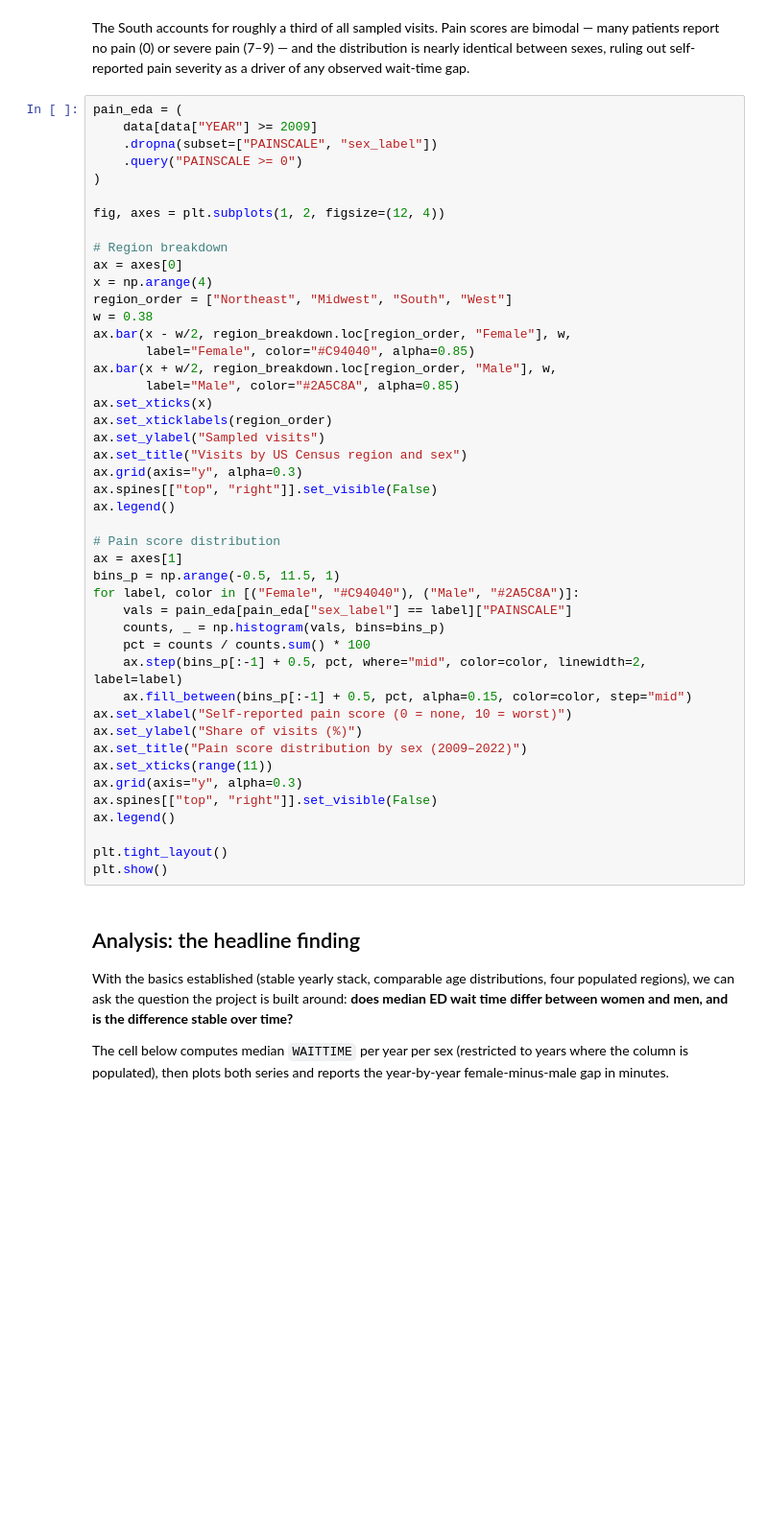
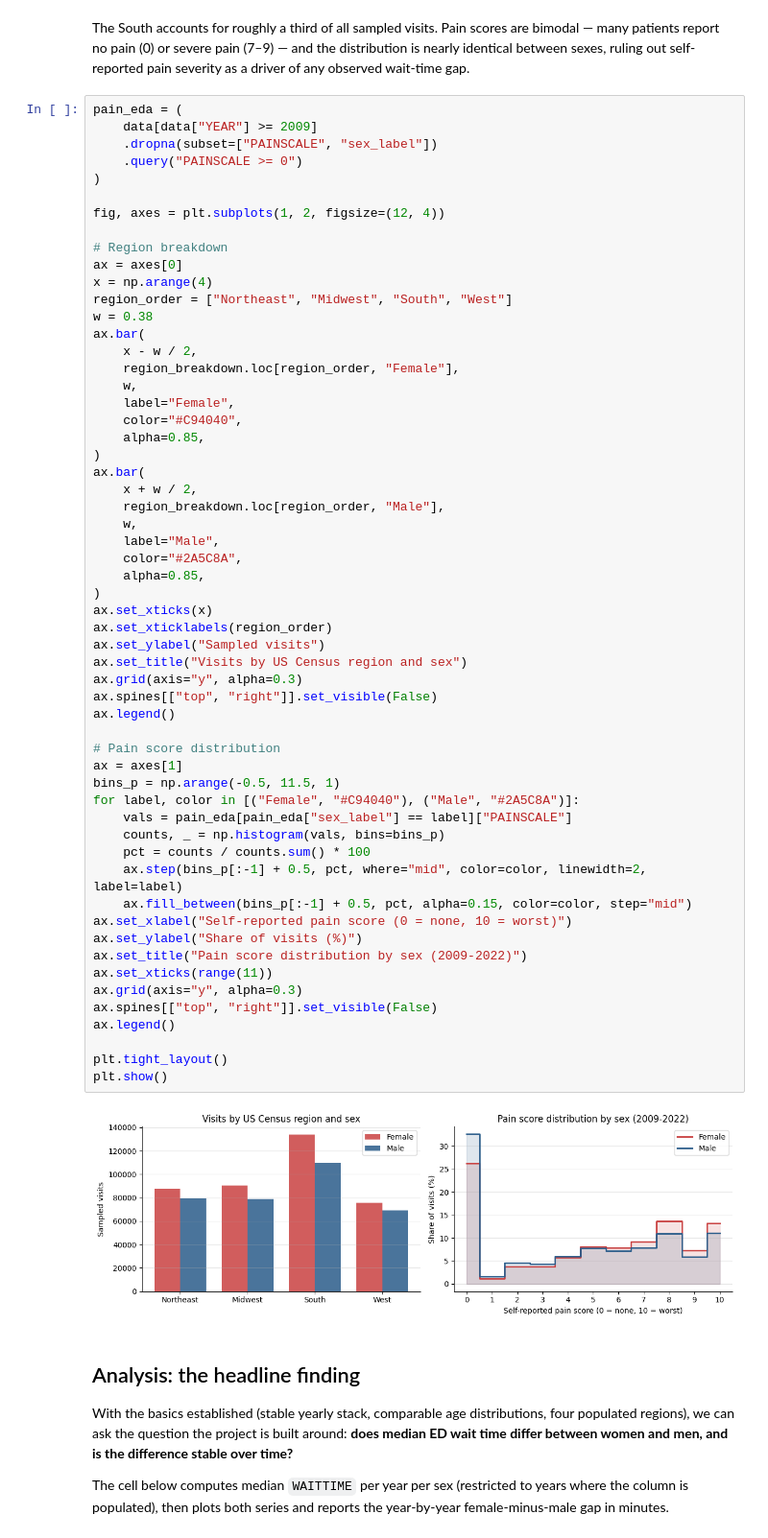
Before and after one commit to Aryan-Mi/dtu-social-data-assignments, a Jupyter notebook: assignment-final/notebooks/submission.ipynb, the cells around one changed output. Shown at 96% size. Drawn from its saved outputs; the diff is of its cells as text; blank space fills up the shorter version.

```diff
--- a/assignment-final/notebooks/submission.ipynb
+++ b/assignment-final/notebooks/submission.ipynb
@@ -402,38 +416,52 @@ fig, axes = plt.subplots(1, 2, figsize=(12, 4))
 ax = axes[0]
 x = np.arange(4)
 region_order = ["Northeast", "Midwest", "South", "West"]
 w = 0.38
-ax.bar(x - w/2, region_breakdown.loc[region_order, "Female"], w,
-       label="Female", color="#C94040", alpha=0.85)
-ax.bar(x + w/2, region_breakdown.loc[region_order, "Male"], w,
-       label="Male", color="#2A5C8A", alpha=0.85)
+ax.bar(
+    x - w / 2,
+    region_breakdown.loc[region_order, "Female"],
+    w,
+    label="Female",
+    color="#C94040",
+    alpha=0.85,
+)
+ax.bar(
+    x + w / 2,
+    region_breakdown.loc[region_order, "Male"],
+    w,
+    label="Male",
+    color="#2A5C8A",
+    alpha=0.85,
+)
 ax.set_xticks(x)
 ax.set_xticklabels(region_order)
 ax.set_ylabel("Sampled visits")
 ax.set_title("Visits by US Census region and sex")
 ax.grid(axis="y", alpha=0.3)
 ax.spines[["top", "right"]].set_visible(False)
 ax.legend()
 
 # Pain score distribution
 ax = axes[1]
 bins_p = np.arange(-0.5, 11.5, 1)
 for label, color in [("Female", "#C94040"), ("Male", "#2A5C8A")]:
     vals = pain_eda[pain_eda["sex_label"] == label]["PAINSCALE"]
     counts, _ = np.histogram(vals, bins=bins_p)
     pct = counts / counts.sum() * 100
     ax.step(bins_p[:-1] + 0.5, pct, where="mid", color=color, linewidth=2, label=label)
     ax.fill_between(bins_p[:-1] + 0.5, pct, alpha=0.15, color=color, step="mid")
 ax.set_xlabel("Self-reported pain score (0 = none, 10 = worst)")
 ax.set_ylabel("Share of visits (%)")
-ax.set_title("Pain score distribution by sex (2009–2022)")
+ax.set_title("Pain score distribution by sex (2009-2022)")
 ax.set_xticks(range(11))
 ax.grid(axis="y", alpha=0.3)
 ax.spines[["top", "right"]].set_visible(False)
 ax.legend()
 
 plt.tight_layout()
 plt.show()
+# %% [output]
+[figure, added]
 # %% [markdown]
 ## Analysis: the headline finding
 
```
Also changed, not shown: parts of 24 cells of this notebook.
